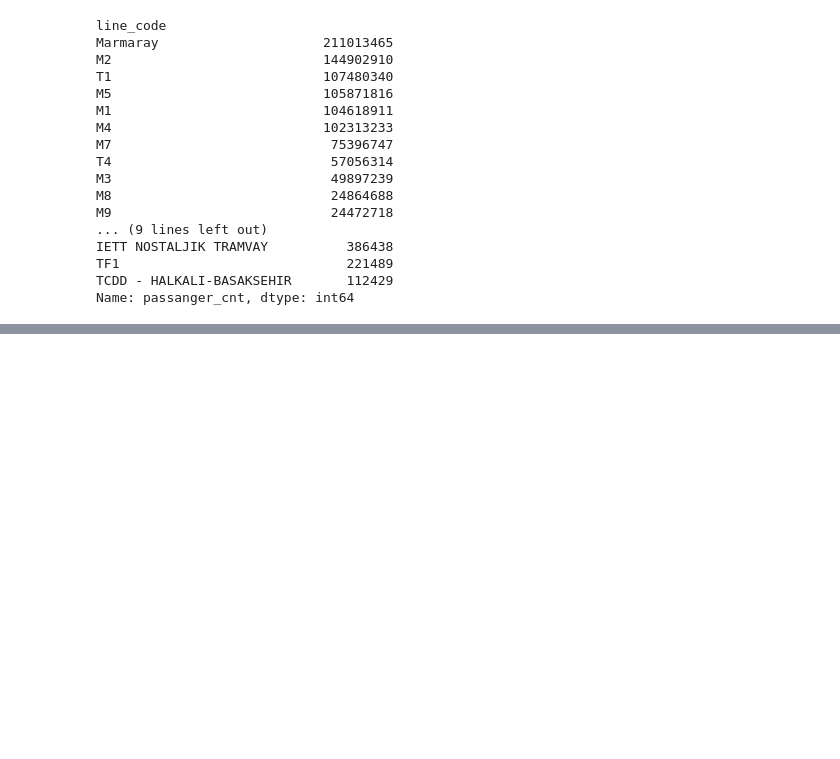
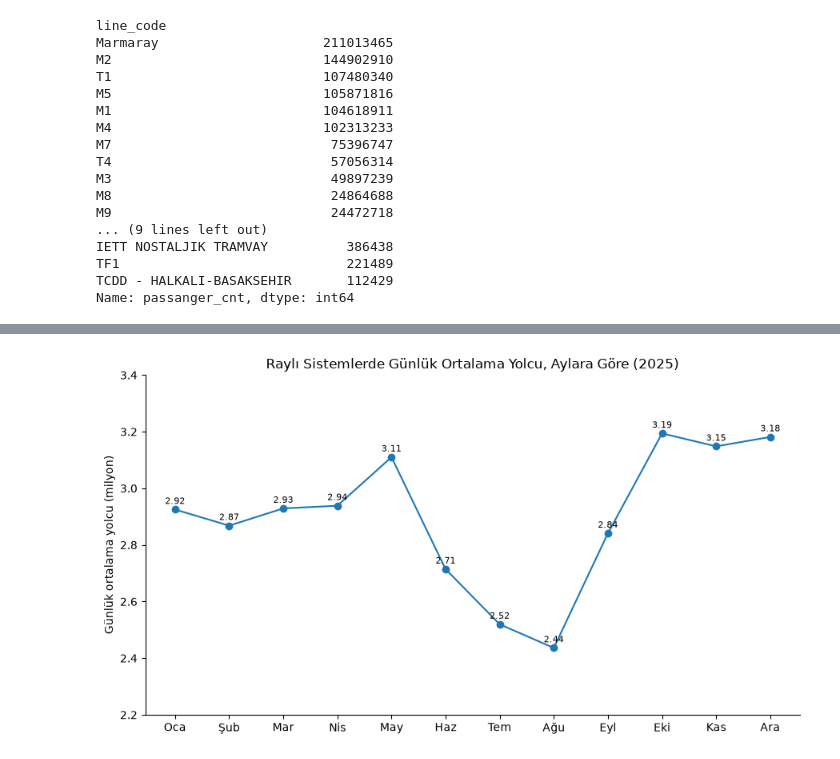
Before and after one commit to IsmailSamiB/-istanbul-rayli-sistemler, a Jupyter notebook: analiz.ipynb, the cells around one changed output, grey strips where cells are left out. Cells and saved outputs as stored; diff of their text form; code cells hidden in the pictures; blank space fills up the shorter version.

```diff
--- a/analiz.ipynb
+++ b/analiz.ipynb
@@ -67,0 +178,25 @@ plt.show()
+# %%
+yolcu = pd.read_csv("passenger_clean.csv", sep=";", encoding="utf-8-sig", parse_dates=["date"])
+
+aylik_toplam = yolcu.groupby("transaction_month")["passanger_cnt"].sum()
+gun_sayisi = yolcu.groupby("transaction_month")["date"].nunique()
+gunluk_ort = aylik_toplam / gun_sayisi
+aylar = ["Oca", "Şub", "Mar", "Nis", "May", "Haz", "Tem", "Ağu", "Eyl", "Eki", "Kas", "Ara"]
+veri = gunluk_ort / 1_000_000
+
+fig, ax = plt.subplots(figsize=(9, 5))
+ax.plot(aylar, veri, marker="o")
+
+for ay, deger in zip(aylar, veri):
+    ax.text(ay, deger + 0.02, f"{deger:.2f}", ha="center", fontsize=8)
+
+ax.spines[["top", "right"]].set_visible(False)
+ax.set_title("Raylı Sistemlerde Günlük Ortalama Yolcu, Aylara Göre (2025)")
+ax.set_ylabel("Günlük ortalama yolcu (milyon)")
+ax.set_ylim(2.2, 3.4)
+
+plt.tight_layout()
+plt.savefig("figures/aylik_gunluk_ortalama.png", dpi=150)
+plt.show()
+# %% [output]
+[figure, added]
```
Also changed, not shown: parts of 9 cells of this notebook, 3 other files.
